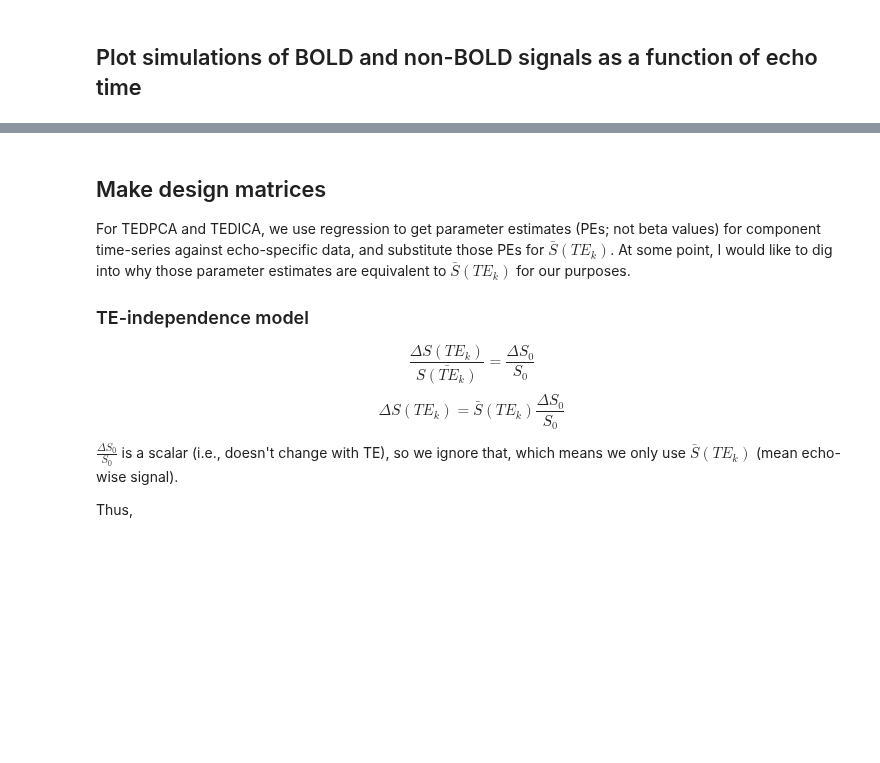
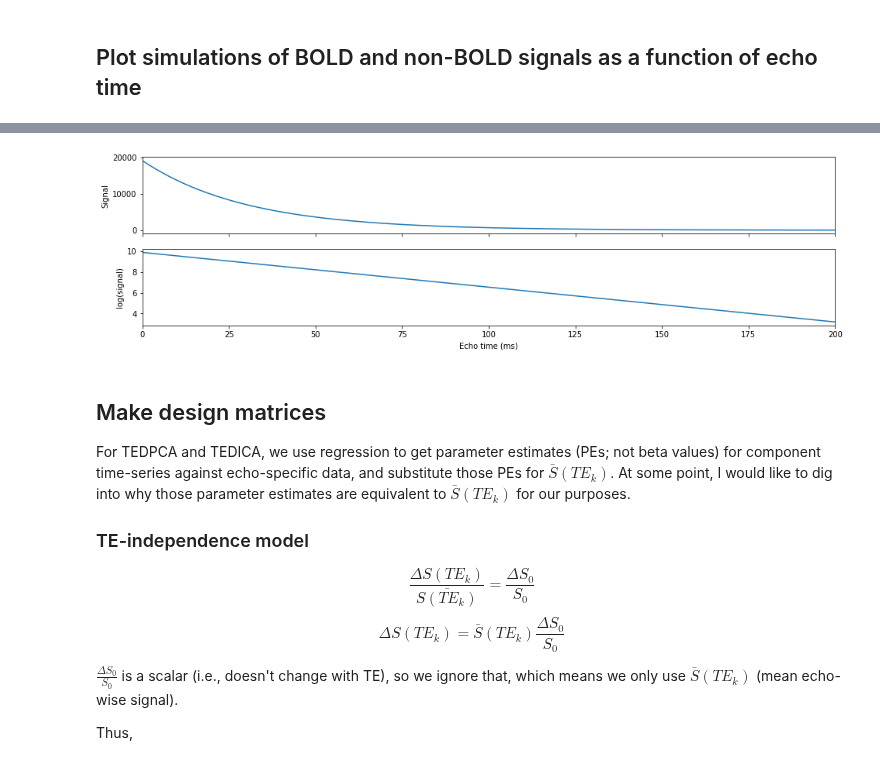
Before and after one commit to ME-ICA/tedana, a Jupyter notebook: docs/_static/tedana_plot_decay.ipynb, the cells around one changed output, grey strips where cells are left out. Drawn from its saved outputs; the diff is of its cells as text; code cells hidden in the pictures; blank space fills up the shorter version.

```diff
--- a/docs/_static/tedana_plot_decay.ipynb
+++ b/docs/_static/tedana_plot_decay.ipynb
@@ -136,3 +180,17 @@ fig.savefig('simulated_fluctuations.png', dpi=400)
+# %%
+fig, axes = plt.subplots(2, sharex=True, figsize=(16, 4))
+axes[0].plot(echo_times, sig2)
+axes[0].set_ylabel('Signal')
+
+axes[1].plot(echo_times, np.log(sig2))
+axes[1].set_ylabel('log(signal)')
+axes[1].set_xlabel('Echo time (ms)')
+axes[1].set_xlim(0, max(echo_times))
+fig.savefig('/Users/tsalo/Desktop/dropout_logsignal.png')
+
+#plt.plot(np.log(np.abs(sig2)))
+# %% [output]
+[figure, added]
 # %% [markdown]
 ## Make design matrices
 
```
Also changed, not shown: parts of 13 cells of this notebook, 44 other files.
